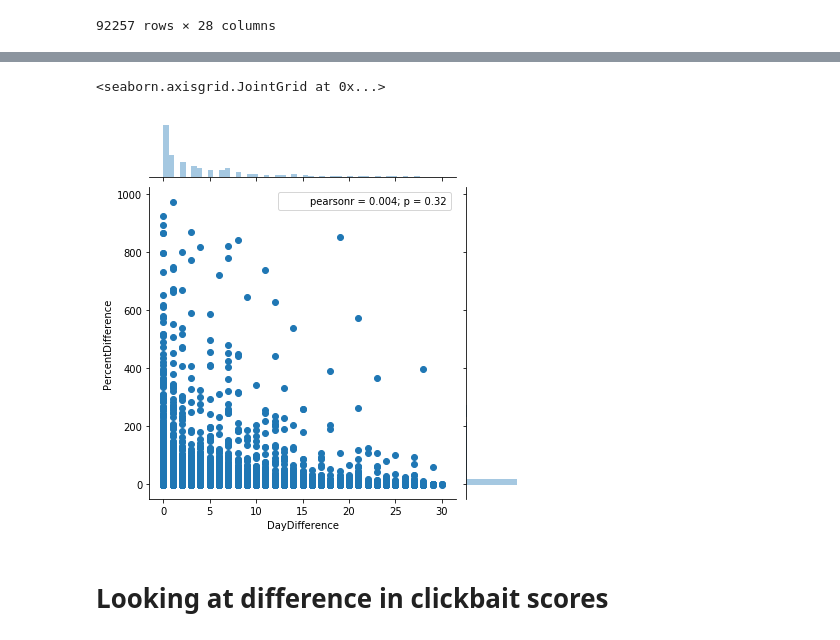
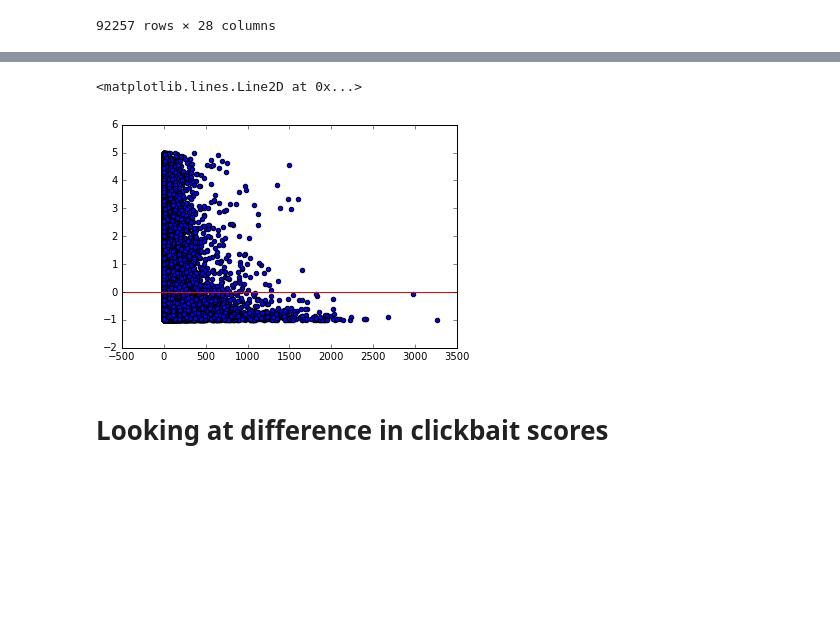
Before and after one commit to allenwang28/YouTube-Virality-Predictor, a Jupyter notebook: notebooks/Data Exploration - Time Based.ipynb, the cells around one changed output, grey strips where cells are left out. Cells and saved outputs as stored; diff of their text form; code cells hidden in the pictures; blank space fills up the shorter version.

```diff
--- a/notebooks/Data Exploration - Time Based.ipynb
+++ b/notebooks/Data Exploration - Time Based.ipynb
@@ -99,9 +71,10 @@ sns.jointplot(df_t['DayDifference'], df_t['PercentDifference'])
-# %%
-df_t = df[(df['YearDifference'] < 1) & (df['MonthDifference'] < 1) & (df['PercentDifference'] < 1000)]
-sns.jointplot(df_t['DayDifference'], df_t['PercentDifference'])
-# %% [output]
-<seaborn.axisgrid.JointGrid at 0x...>
-[figure, removed]
+# %%
+df_t = df[df['Views-PercentChange'] < 5]
+plt.scatter(df_t['Daysdiff'], df_t['Views-PercentChange'])
+plt.axhline(0, color='red')
+# %% [output]
+<matplotlib.lines.Line2D at 0x...>
+[figure, added]
 # %% [markdown]
 # Looking at difference in clickbait scores
 # %%
```
Also changed, not shown: parts of 43 cells of this notebook.
